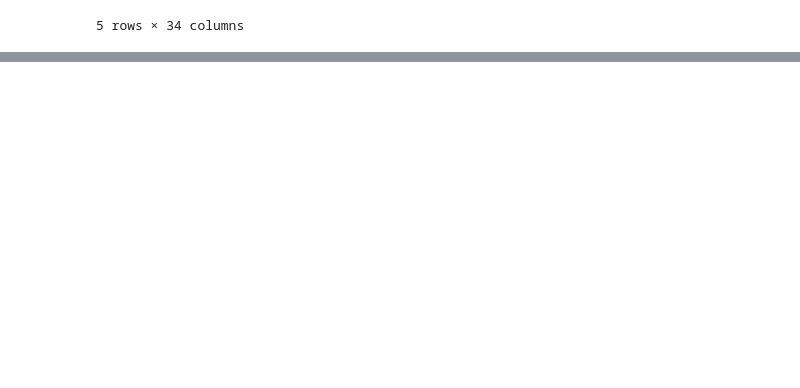
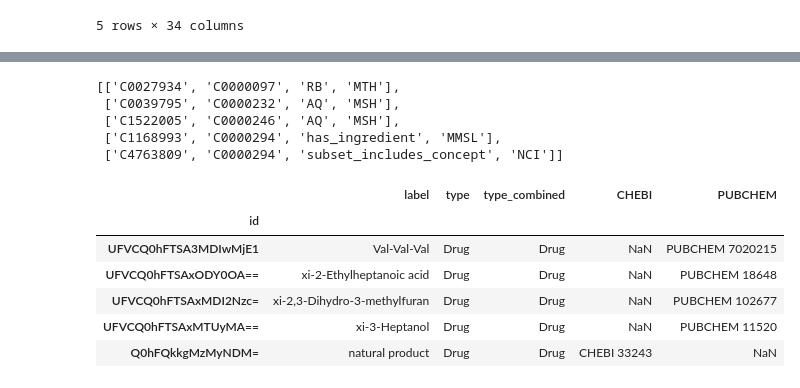
Before and after one commit to MaayanLab/datadistillery-kg, a Jupyter notebook: explorer.ipynb, the cells around one changed output, grey strips where cells are left out. Saved outputs shown, nothing was run; the diff lists cells and outputs as text; code cells hidden in the pictures; blank space fills up the shorter version.

```diff
--- a/explorer.ipynb
+++ b/explorer.ipynb
@@ -679,0 +734,18 @@ source_df.head()
+# %%
+rows
+# %% [output]
+[['C0027934', 'C0000097', 'RB', 'MTH'],
+ ['C0039795', 'C0000232', 'AQ', 'MSH'],
+ ['C1522005', 'C0000246', 'AQ', 'MSH'],
+ ['C1168993', 'C0000294', 'has_ingredient', 'MMSL'],
+ ['C4763809', 'C0000294', 'subset_includes_concept', 'NCI']]
+# %%
+pd.read_csv("out/filtered/nodes/Drug.nodes.csv", index_col=0).tail()
+# %% [output]
+|  | label | type | type_combined | CHEBI | PUBCHEM |
+| id |  |  |  |  |  |
+| UFVCQ0hFTSA3MDIwMjE1 | Val-Val-Val | Drug | Drug | NaN | PUBCHEM 7020215 |
+| UFVCQ0hFTSAxODY0OA== | xi-2-Ethylheptanoic acid | Drug | Drug | NaN | PUBCHEM 18648 |
+| UFVCQ0hFTSAxMDI2Nzc= | xi-2,3-Dihydro-3-methylfuran | Drug | Drug | NaN | PUBCHEM 102677 |
+| UFVCQ0hFTSAxMTUyMA== | xi-3-Heptanol | Drug | Drug | NaN | PUBCHEM 11520 |
+| Q0hFQkkgMzMyNDM= | natural product | Drug | Drug | CHEBI 33243 | NaN |
```
Also changed, not shown: parts of 43 cells of this notebook.
